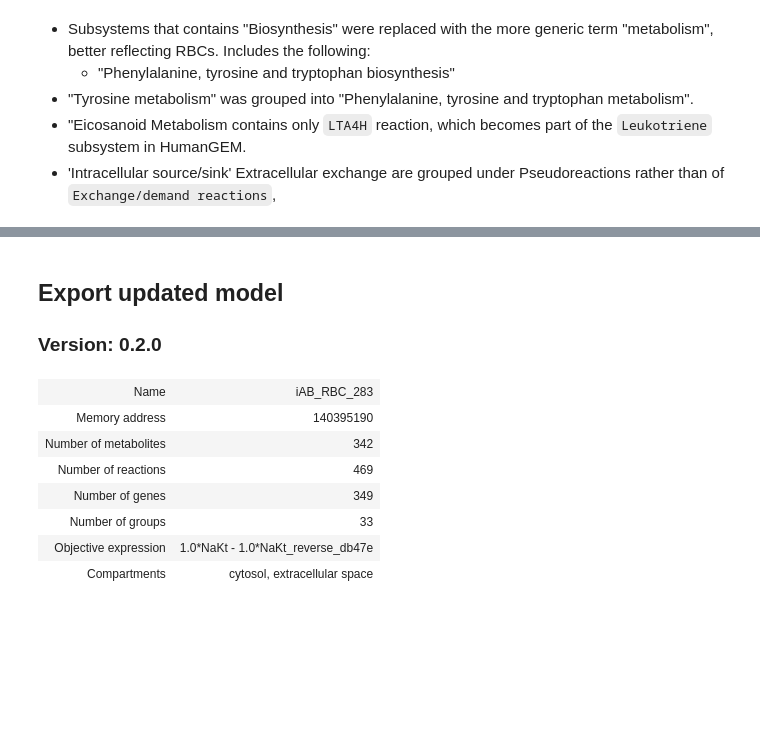
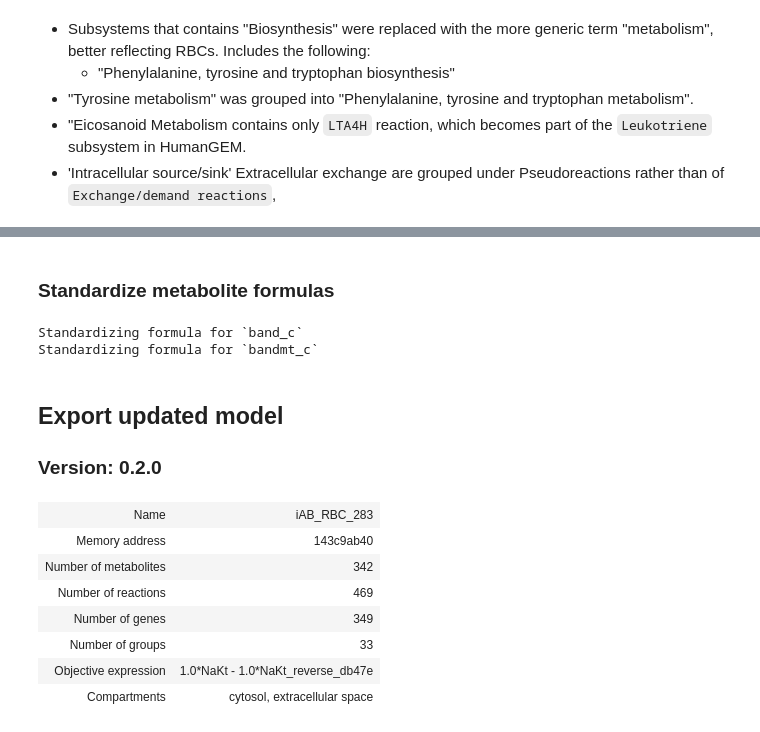
Before and after one commit to z-haiman/RBC-GEM, a Jupyter notebook: .deprecated/code/curation/RBC-GEM_v0.1.1_v0.2.0.ipynb, the cells around one changed output, grey strips where cells are left out. Cells and saved outputs as stored; diff of their text form; code cells hidden in the pictures; blank space fills up the shorter version.

```diff
--- a/code/notebooks/curation/RBC-GEM_v0.1.1_v0.2.0.ipynb
+++ b/.deprecated/code/curation/RBC-GEM_v0.1.1_v0.2.0.ipynb
@@ -70,6 +71,6 @@ COBRA_CONFIGURATION
 ## Load RBC-GEM model
 ### Version: 0.1.1
 # %%
-model = read_rbc_model(filetype='xml')
+model = read_rbc_model('xml')
 model
 # %% [output]
@@ -893,15 +1152,32 @@ model.groups
  <Group Transport reactions at 0x...>,
  <Group Tricarboxylic acid cycle and glyoxylate/dicarboxylate metabolism at 0x...>,
  <Group Vitamin B6 metabolism at 0x...>]
+# %% [markdown]
+### Standardize metabolite formulas
+# %%
+metabolite_formulas = dict(zip(
+    model.metabolites.list_attr("id"),
+    model.metabolites.list_attr("formula")
+))
+standardized = standardardize_metabolite_formulas(metabolite_formulas)
+
+for mid, updated_formula in standardized.items():
+    if metabolite_formulas[mid] != updated_formula:
+        print(f"Standardizing formula for `{mid}`")
+        model_metabolite = model.metabolites.get_by_id(mid)
+        model_metabolite.formula = updated_formula
+# %% [output]
+Standardizing formula for `band_c`
+Standardizing formula for `bandmt_c`
 # %% [markdown]
 ## Export updated model
 ### Version: 0.2.0
 # %%
-write_rbc_model(model, filetype="all")
+write_rbc_model(model, "all")
 model
 # %% [output]
 | Name | iAB_RBC_283 |
-| Memory address | 140395190 |
+| Memory address | 143c9ab40 |
 | Number of metabolites | 342 |
 | Number of reactions | 469 |
 | Number of genes | 349 |
```
Also changed, not shown: parts of 9 cells of this notebook, 26 other files.
